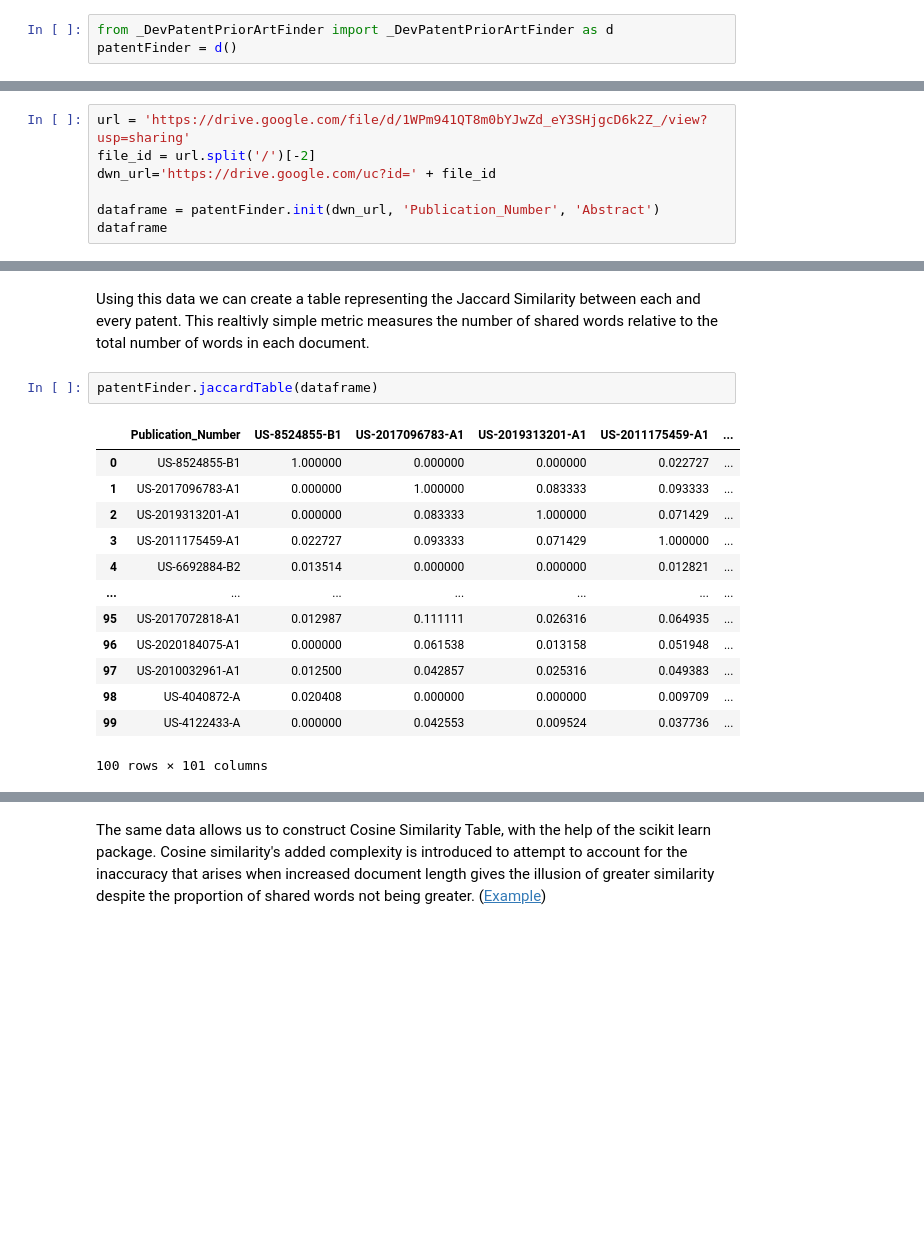
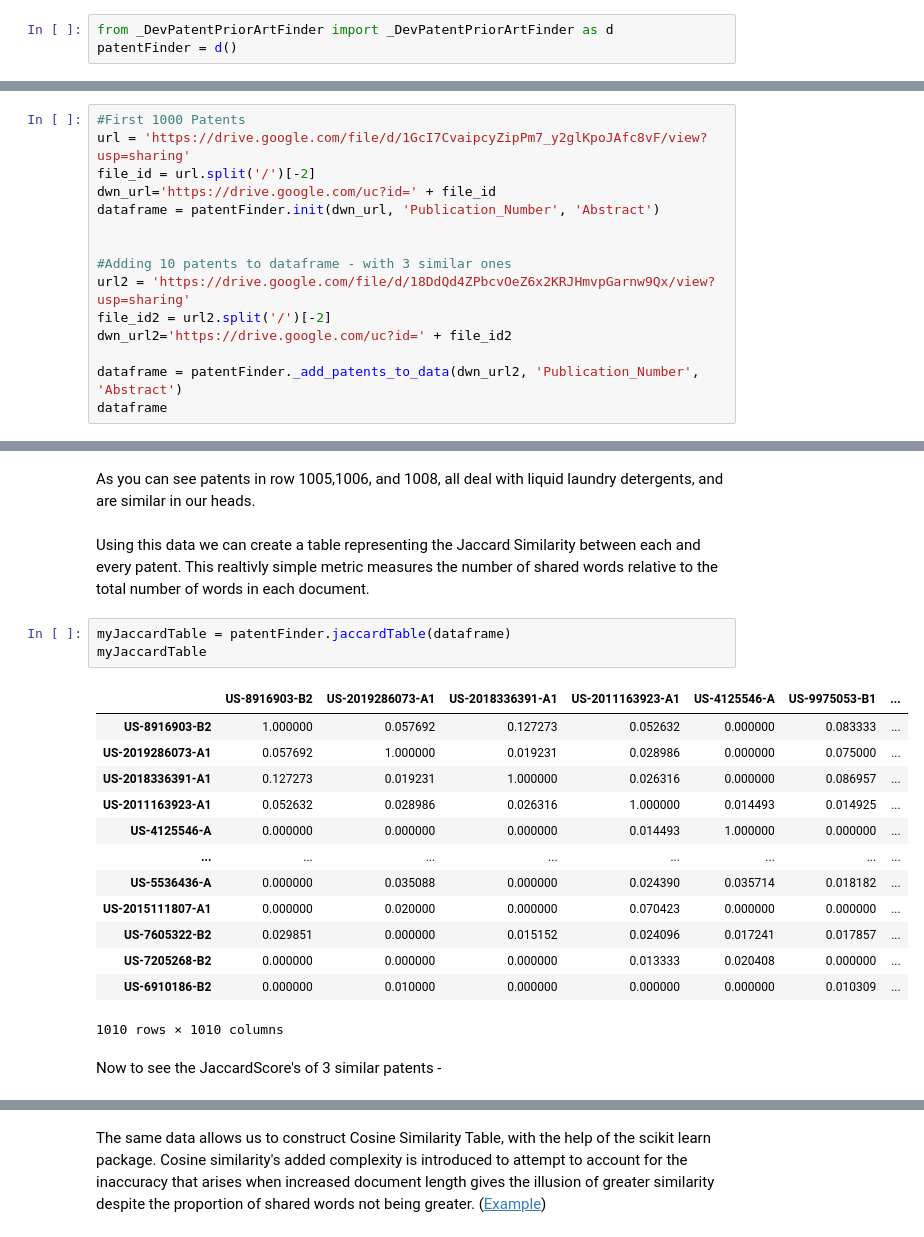
Before and after one commit to GabeAspir/Patent-Prior-Art-Finder, a Jupyter notebook: documentation/Stage_1_Documentation_The_Official_Patent_Prior_Art_Finder.ipynb, the cells around one changed output, grey strips where cells are left out. Saved outputs shown, nothing was run; the diff lists cells and outputs as text; blank space fills up the shorter version.

```diff
--- a/documentation/Stage_1_Documentation_The_Official_Patent_Prior_Art_Finder.ipynb
+++ b/documentation/Stage_1_Documentation_The_Official_Patent_Prior_Art_Finder.ipynb
@@ -27,10 +27,18 @@ The `init()` method will create a pandas dataframe with the passed csv file (or
 
 **TF-IDF** or Term Frequency Inverse Document Frequency, is a statistical measure that evaluates how relevant a word is to a document in a collection of documents. It also utilizes vectors to allow a document to become machine readable. TF-IDF works by multiplying two metrics: how many times a word appears in a document, and the inverse document frequency of the word across a set of documents.
 # %%
-url = 'https://drive.google.com/file/d/1WPm941QT8m0bYJwZd_eY3SHjgcD6k2Z_/view?usp=sharing'
+#First 1000 Patents
+url = 'https://drive.google.com/file/d/1GcI7CvaipcyZipPm7_y2glKpoJAfc8vF/view?usp=sharing'
 file_id = url.split('/')[-2]
 dwn_url='https://drive.google.com/uc?id=' + file_id
+dataframe = patentFinder.init(dwn_url, 'Publication_Number', 'Abstract')
 
-dataframe = patentFinder.init(dwn_url, 'Publication_Number', 'Abstract')
+
+#Adding 10 patents to dataframe - with 3 similar ones
+url2 = 'https://drive.google.com/file/d/18DdQd4ZPbcvOeZ6x2KRJHmvpGarnw9Qx/view?usp=sharing'
+file_id2 = url2.split('/')[-2]
+dwn_url2='https://drive.google.com/uc?id=' + file_id2
+
+dataframe = patentFinder._add_patents_to_data(dwn_url2, 'Publication_Number', 'Abstract')
 dataframe
 # %% [output]
@@ -50,18 +58,23 @@ dataframe
+# %% [markdown]
+As you can see patents in row 1005,1006, and 1008, all deal with liquid laundry detergents, and are similar in our heads.
 # %% [markdown]
 Using this data we can create a table representing the Jaccard Similarity between each and every patent. This realtivly simple metric measures the number of shared words relative to the total number of words in each document.
 # %%
-patentFinder.jaccardTable(dataframe)
+myJaccardTable = patentFinder.jaccardTable(dataframe)
+myJaccardTable
 # %% [output]
-|  | Publication_Number | US-8524855-B1 | US-2017096783-A1 | US-2019313201-A1 | US-2011175459-A1 | ... |
-| 0 | US-8524855-B1 | 1.000000 | 0.000000 | 0.000000 | 0.022727 | ... |
-| 1 | US-2017096783-A1 | 0.000000 | 1.000000 | 0.083333 | 0.093333 | ... |
-| 2 | US-2019313201-A1 | 0.000000 | 0.083333 | 1.000000 | 0.071429 | ... |
-| 3 | US-2011175459-A1 | 0.022727 | 0.093333 | 0.071429 | 1.000000 | ... |
-| 4 | US-6692884-B2 | 0.013514 | 0.000000 | 0.000000 | 0.012821 | ... |
-| ... | ... | ... | ... | ... | ... | ... |
-| 95 | US-2017072818-A1 | 0.012987 | 0.111111 | 0.026316 | 0.064935 | ... |
-| 96 | US-2020184075-A1 | 0.000000 | 0.061538 | 0.013158 | 0.051948 | ... |
-| 97 | US-2010032961-A1 | 0.012500 | 0.042857 | 0.025316 | 0.049383 | ... |
-| 98 | US-4040872-A | 0.020408 | 0.000000 | 0.000000 | 0.009709 | ... |
-| 99 | US-4122433-A | 0.000000 | 0.042553 | 0.009524 | 0.037736 | ... |
+|  | US-8916903-B2 | US-2019286073-A1 | US-2018336391-A1 | US-2011163923-A1 | US-4125546-A | US-9975053-B1 | ... |
+| US-8916903-B2 | 1.000000 | 0.057692 | 0.127273 | 0.052632 | 0.000000 | 0.083333 | ... |
+| US-2019286073-A1 | 0.057692 | 1.000000 | 0.019231 | 0.028986 | 0.000000 | 0.075000 | ... |
+| US-2018336391-A1 | 0.127273 | 0.019231 | 1.000000 | 0.026316 | 0.000000 | 0.086957 | ... |
+| US-2011163923-A1 | 0.052632 | 0.028986 | 0.026316 | 1.000000 | 0.014493 | 0.014925 | ... |
+| US-4125546-A | 0.000000 | 0.000000 | 0.000000 | 0.014493 | 1.000000 | 0.000000 | ... |
+| ... | ... | ... | ... | ... | ... | ... | ... |
+| US-5536436-A | 0.000000 | 0.035088 | 0.000000 | 0.024390 | 0.035714 | 0.018182 | ... |
+| US-2015111807-A1 | 0.000000 | 0.020000 | 0.000000 | 0.070423 | 0.000000 | 0.000000 | ... |
+| US-7605322-B2 | 0.029851 | 0.000000 | 0.015152 | 0.024096 | 0.017241 | 0.017857 | ... |
+| US-7205268-B2 | 0.000000 | 0.000000 | 0.000000 | 0.013333 | 0.020408 | 0.000000 | ... |
+| US-6910186-B2 | 0.000000 | 0.010000 | 0.000000 | 0.000000 | 0.000000 | 0.010309 | ... |
-100 rows × 101 columns
+1010 rows × 1010 columns
+# %% [markdown]
+Now to see the JaccardScore's of 3 similar patents -
```
Also changed, not shown: parts of 36 cells of this notebook.
